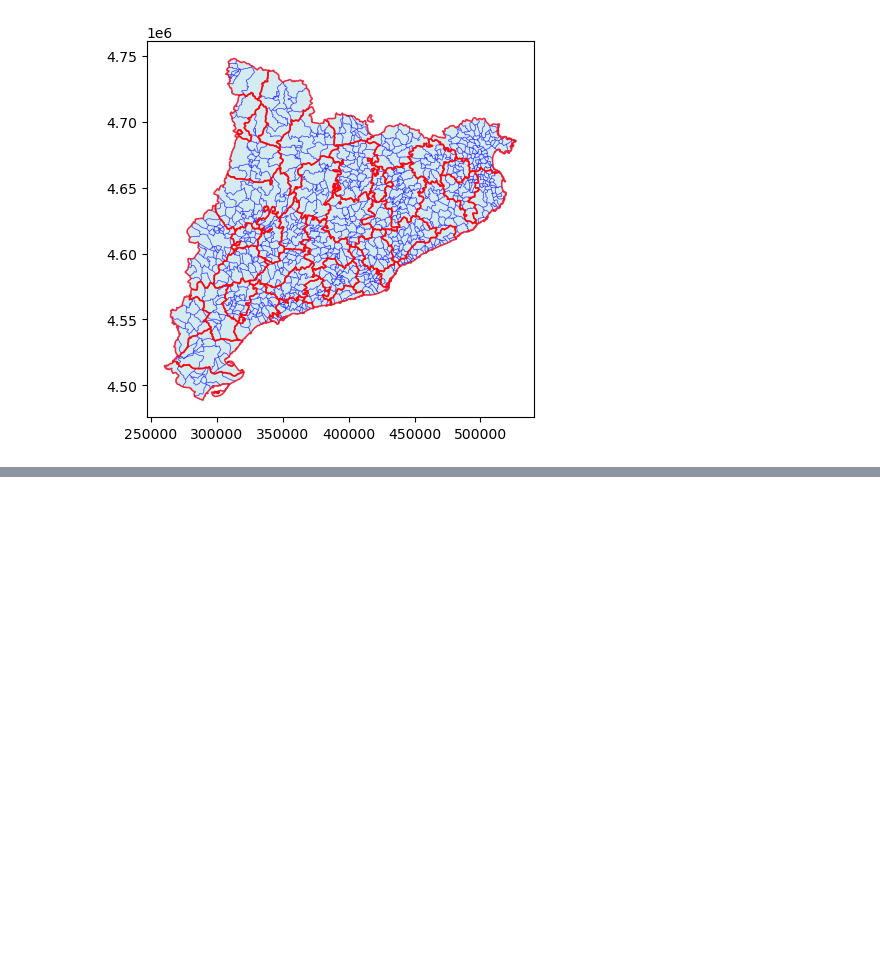
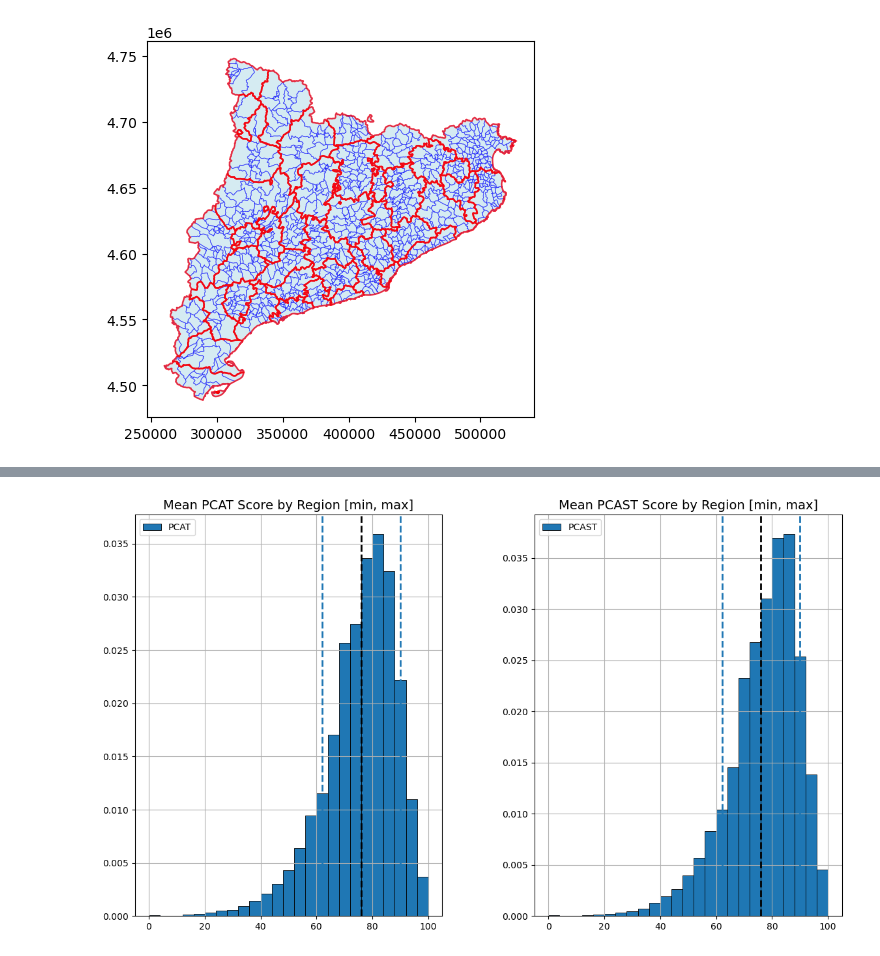
Before and after one commit to m-garcia-rodriguez/Education-Big-Data-Project, a Jupyter notebook: Notebooks/map.ipynb, the cells around one changed output, grey strips where cells are left out. Saved outputs shown, nothing was run; the diff lists cells and outputs as text; code cells hidden in the pictures; blank space fills up the shorter version.

```diff
--- a/Notebooks/map.ipynb
+++ b/Notebooks/map.ipynb
@@ -271,0 +399,42 @@ plt.show()
+# %%
+fig, (ax1, ax2) = plt.subplots(1, 2, figsize=(14, 8))
+
+vmin = min(merged_s_2['PCAST'].min(),merged_s['PCAT'].min())
+vmax =max(merged_s_2['PCAST'].max(),merged_s['PCAT'].max())
+
+df_s.hist(
+    column='PCAT',
+    linewidth=0.6,
+    edgecolor='black',
+    bins=25,
+    legend=True,
+    ax=ax1,
+    density=True
+)
+
+df_s.hist(
+    column='PCAST',
+    linewidth=0.6,
+    edgecolor='black',
+    legend=True,
+    ax=ax2,
+    bins=25,
+    density=True
+
+)
+ax1.axvline(x=df_p["PCAT"].mean()-df_p["PCAT"].std(), linewidth=2,linestyle="--")
+ax1.axvline(x=df_p["PCAT"].mean()+df_p["PCAT"].std(), linewidth=2,linestyle="--")
+ax1.axvline(x=df_p["PCAT"].mean(), color="black" ,linewidth=2,linestyle="--")
+#ax1.set_axis_off()
+ax1.set_title('Mean PCAT Score by Region [min, max]', fontsize=14)
+#ax2.set_axis_off()
+ax2.set_title('Mean PCAST Score by Region [min, max]', fontsize=14)
+ax2.axvline(x=df_p["PCAT"].mean()-df_p["PCAT"].std(), linewidth=2,linestyle="--")
+ax2.axvline(x=df_p["PCAT"].mean()+df_p["PCAT"].std(), linewidth=2,linestyle="--")
+ax2.axvline(x=df_p["PCAT"].mean(), color="black" ,linewidth=2,linestyle="--")
+
+ax3.set_axis_off()
+ax4.set_axis_off()
+plt.show()
+# %% [output]
+[figure, added]
```
Also changed, not shown: parts of 13 cells of this notebook.
